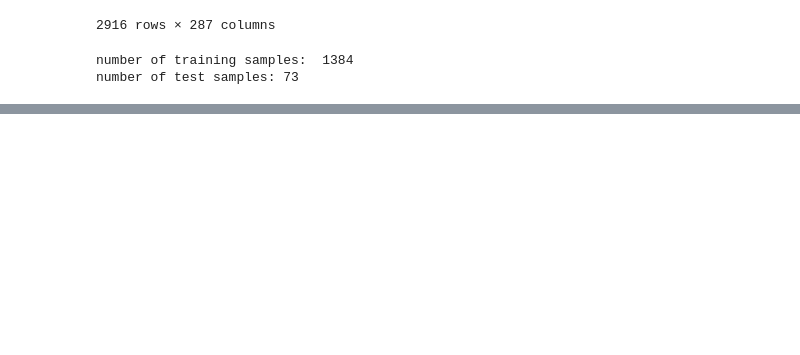
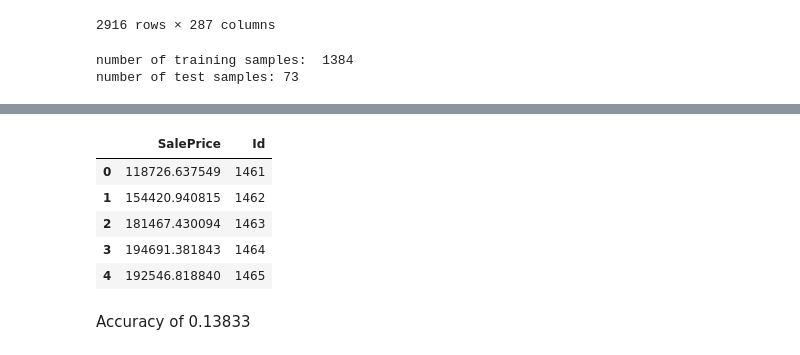
Before and after one commit to shy1213/House_Price, a Jupyter notebook: House_Price.ipynb, the cells around one changed output, grey strips where cells are left out. Drawn from its saved outputs; the diff is of its cells as text; code cells hidden in the pictures; blank space fills up the shorter version.

```diff
--- a/House_Price.ipynb
+++ b/House_Price.ipynb
@@ -275,0 +303,26 @@ prediction_df.head()
+# %%
+from sklearn.base import BaseEstimator, TransformerMixin, RegressorMixin, clone
+
+class AveragingModels(BaseEstimator, RegressorMixin):
+    def __init__(self, models, weights):
+        self.models = models
+        self.weights = weights
+
+    # we define clones of the original models to fit the data in
+    def fit(self, X, y):
+        self.models_ = [clone(x) for x in self.models]
+
+        # Train cloned base models
+        for model in self.models_:
+            model.fit(X, y)
+
+        return self
+
+    #Now we do the predictions for cloned models and average them
+    def predict(self, X):
+
+        predictions = np.column_stack([
+            model.predict(X)*weight for model, weight in zip(self.models_, self.weights)
+        ])
+
+        return np.sum(predictions, axis=1)
@@ -275,0 +347,11 @@ prediction_df.head()
+# %%
+prediction_df = pd.DataFrame(np.exp(averaged_models.predict(features[labels.shape[0]:])), columns = ['SalePrice'])
+prediction_df['Id'] = test_Id
+prediction_df.head()
+# %% [output]
+|  | SalePrice | Id |
+| 0 | 118726.637549 | 1461 |
+| 1 | 154420.940815 | 1462 |
+| 2 | 181467.430094 | 1463 |
+| 3 | 194691.381843 | 1464 |
+| 4 | 192546.818840 | 1465 |
@@ -275,0 +360,2 @@ prediction_df.head()
+# %% [markdown]
+Accuracy of 0.13833
```
Also changed, not shown: parts of 47 cells of this notebook, 1 other file.
